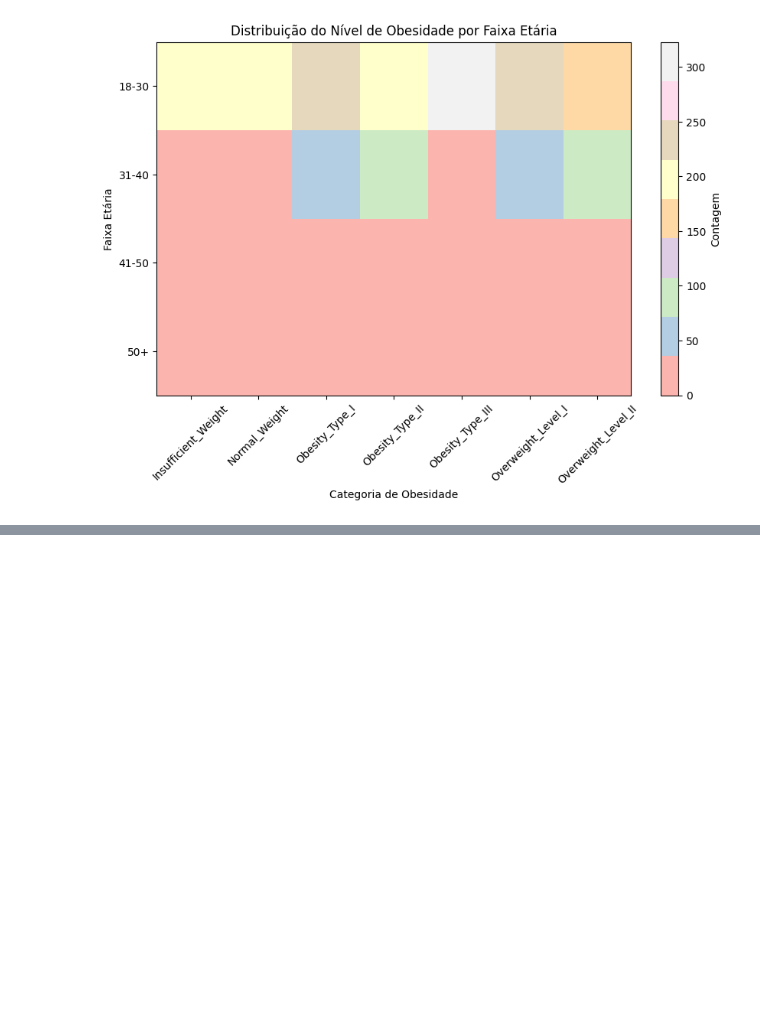
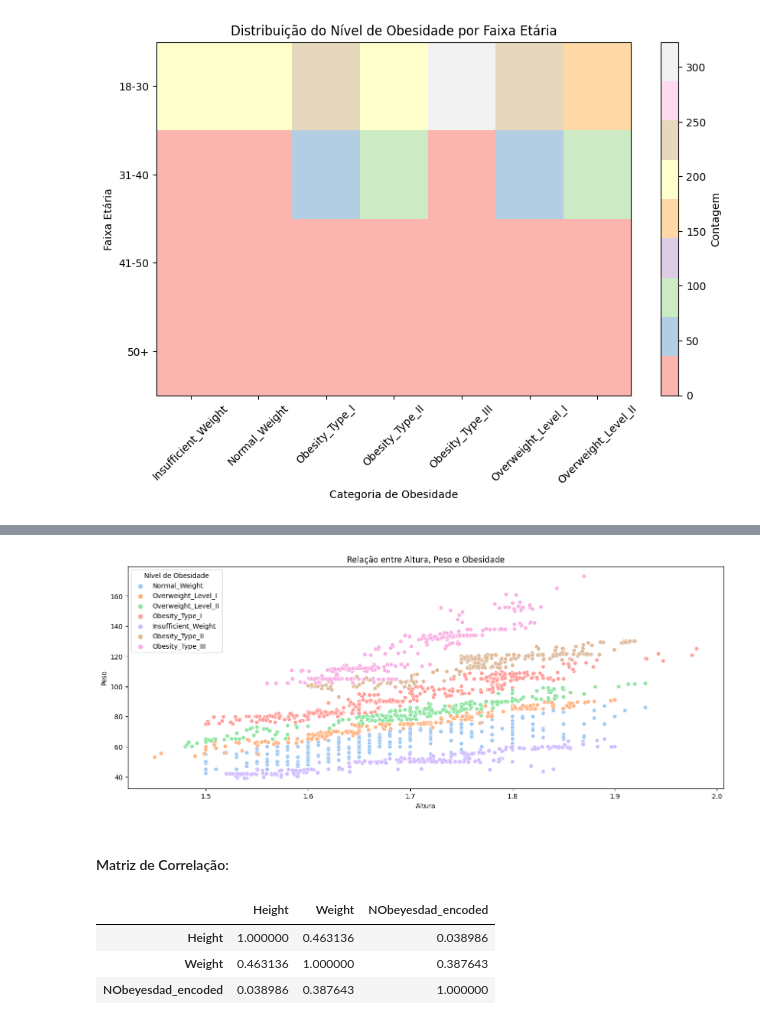
Before and after one commit to atlantico-academy/equipe5-2024.1, a Jupyter notebook: notebooks/01-exploratory_data_analysis.ipynb, the cells around one changed output, grey strips where cells are left out. Cells and saved outputs as stored; diff of their text form; code cells hidden in the pictures; blank space fills up the shorter version.

```diff
--- a/notebooks/01-exploratory_data_analysis.ipynb
+++ b/notebooks/01-exploratory_data_analysis.ipynb
@@ -290,0 +445,13 @@ plt.show()
+# %%
+import seaborn as sns
+import matplotlib.pyplot as plt
+
+plt.figure(figsize=(16, 6))
+sns.scatterplot(data=df, x='Height', y='Weight', hue='NObeyesdad', palette='pastel')
+plt.title('Relação entre Altura, Peso e Obesidade')
+plt.xlabel('Altura')
+plt.ylabel('Peso')
+plt.legend(title='Nível de Obesidade')
+plt.show()
+# %% [output]
+[figure, added]
@@ -290,0 +464,9 @@ plt.show()
+# %% [markdown]
+#### Matriz de Correlação:
+# %%
+display(correlation_matrix)
+# %% [output]
+|  | Height | Weight | NObeyesdad_encoded |
+| Height | 1.000000 | 0.463136 | 0.038986 |
+| Weight | 0.463136 | 1.000000 | 0.387643 |
+| NObeyesdad_encoded | 0.038986 | 0.387643 | 1.000000 |
```
Also changed, not shown: parts of 40 cells of this notebook.
